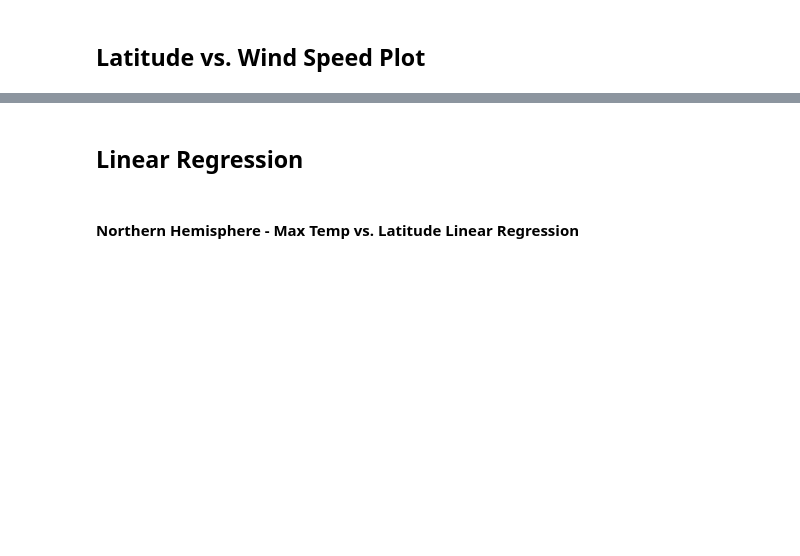
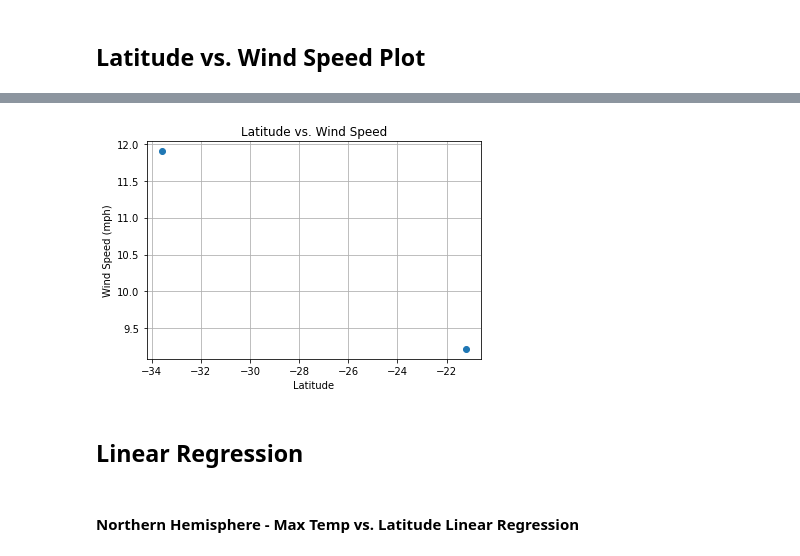
Before and after one commit to vyshnalluri/Python-API-Challenge, a Jupyter notebook: WeatherPy/WeatherPy.ipynb, the cells around one changed output, grey strips where cells are left out. Cells and saved outputs as stored; diff of their text form; code cells hidden in the pictures; blank space fills up the shorter version.

```diff
--- a/WeatherPy/WeatherPy.ipynb
+++ b/WeatherPy/WeatherPy.ipynb
@@ -151,2 +202,11 @@ Int64Index([], dtype='int64')
+# %%
+plt.scatter(city_df["Latitude"], city_df["Wind Speed"])
+plt.title("Latitude vs. Wind Speed")
+plt.xlabel("Latitude")
+plt.ylabel("Wind Speed (mph)")
+plt.grid()
+#plt.savefig("../WeatherPy/City Latitude vs Wind Speed.png")
+# %% [output]
+[figure, added]
 # %% [markdown]
 ## Linear Regression
```
Also changed, not shown: parts of 38 cells of this notebook, 2 other files.
